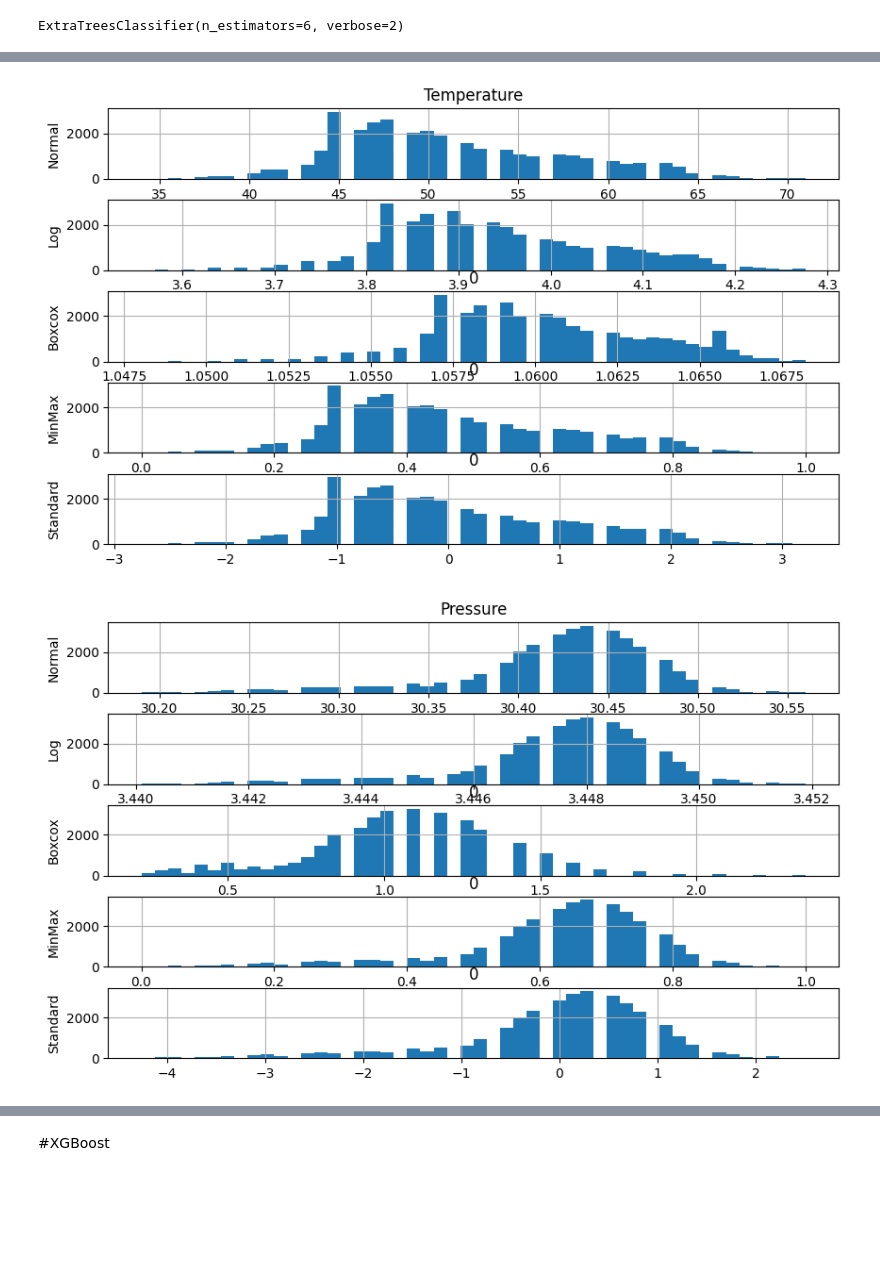
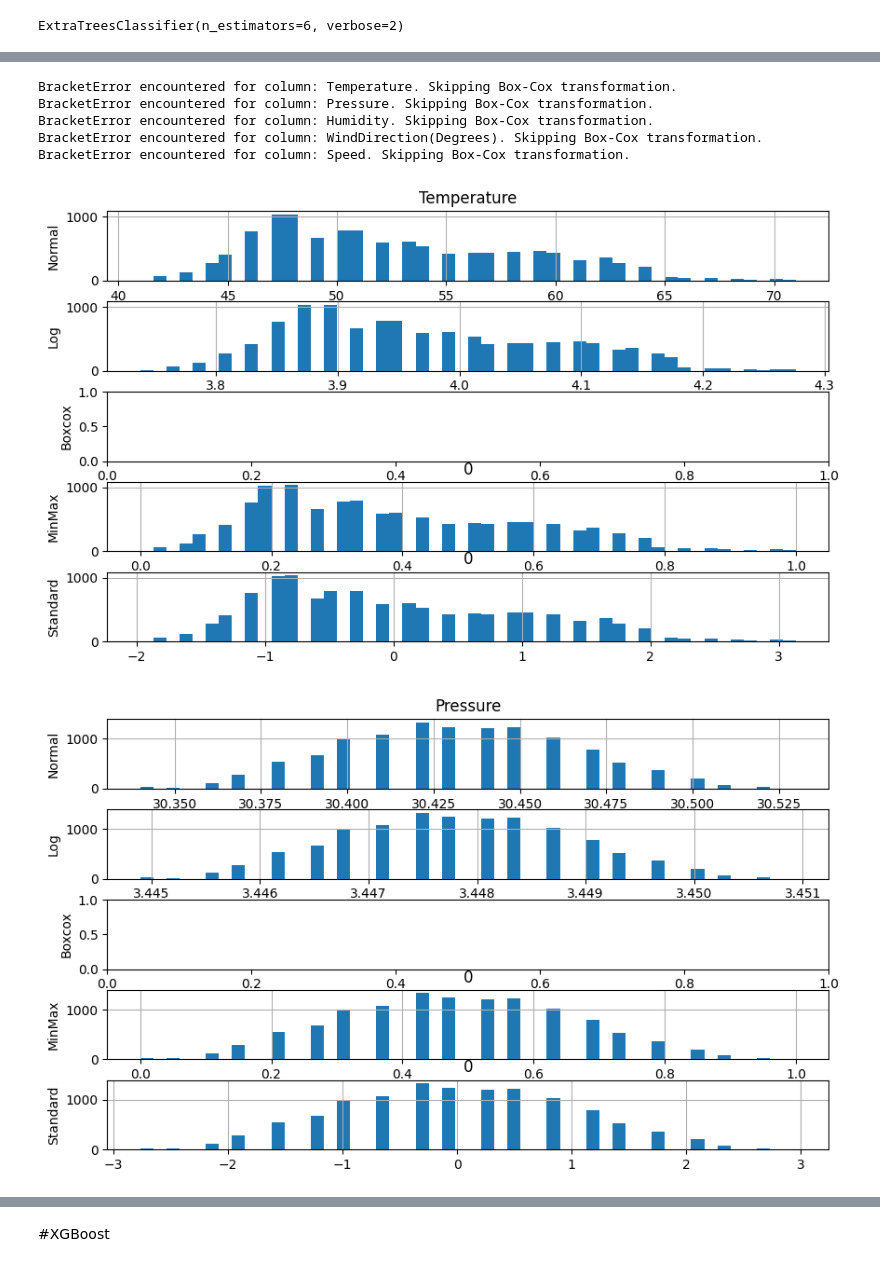
Before and after one commit to Jaikumarvanjare/Solar-Prediction-Using-Machine-Learning, a Jupyter notebook: Untitled-checkpoint.ipynb.ipynb, the cells around one changed output, grey strips where cells are left out. Drawn from its saved outputs; the diff is of its cells as text; code cells hidden in the pictures; blank space fills up the shorter version.

```diff
--- a/Untitled-checkpoint.ipynb.ipynb
+++ b/Untitled-checkpoint.ipynb.ipynb
@@ -47,10 +41,10 @@ df['Hour']=pd.to_datetime(df['Time']).dt.hour
 df['Minute']=pd.to_datetime(df['Time']).dt.minute
 df['Second']=pd.to_datetime(df['Time']).dt.second
 # %%
-df['SunriseHour']=df['TimeSunRise'].apply(lambda x: re.search(r'^\d+',x).group(0)).astype(int)
-df['SunriseMinute']=df['TimeSunRise'].apply(lambda x: re.search(r':(\d+)',x).group(1)).astype(int)
-df['SunsetHour']=df['TimeSunSet'].apply(lambda x: re.search(r':(\d+)',x).group(1)).astype(int)
-df['SunsetMinute']=df['TimeSunSet'].apply(lambda x: re.search(r':(\d+)',x).group(1)).astype(int)
+df['SunriseHour']=df['TimeSunRise'].astype(str).apply(lambda x: re.search(r'^\d+',x).group(0) if re.search(r'^\d+',x) else np.nan).astype(float).astype('Int64')
+df['SunriseMinute']=df['TimeSunRise'].astype(str).apply(lambda x: re.search(r':(\d+)',x).group(1) if re.search(r':(\d+)',x) else np.nan).astype(float).astype('Int64')
+df['SunsetHour']=df['TimeSunSet'].astype(str).apply(lambda x: re.search(r':(\d+)',x).group(1) if re.search(r':(\d+)',x) else np.nan).astype(float).astype('Int64')
+df['SunsetMinute']=df['TimeSunSet'].astype(str).apply(lambda x: re.search(r':(\d+)',x).group(1) if re.search(r':(\d+)',x) else np.nan).astype(float).astype('Int64')
 # %%
 df.drop(['UNIXTime','Data','Time','TimeSunRise','TimeSunSet'],axis=1,inplace=True)
 # %%
@@ -165,18 +197,42 @@ pd.DataFrame(input_features)
 # %%
-transform_features=['Temperature'	,'Pressure'	,'Humidity'	,'WindDirection(Degrees)',	'Speed']
+import numpy as np
+import pandas as pd
+import matplotlib.pyplot as plt
+import seaborn as sns
+
+from scipy import stats
+from scipy.optimize._optimize import BracketError  # Import BracketError from scipy.optimize._optimize
+
+# ... (rest of your code)
+
+transform_features = ['Temperature', 'Pressure', 'Humidity', 'WindDirection(Degrees)', 'Speed']
 for i in transform_features:
-    fig, (ax1,ax2,ax3,ax4,ax5)= plt.subplots(5,1, figsize=(10,6))
+    fig, (ax1, ax2, ax3, ax4, ax5) = plt.subplots(5, 1, figsize=(10, 6))
     input_features[i].hist(ax=ax1, bins=50)
-    ((input_features[i]+1).transform(np.log)).hist(ax=ax2, bins=50)
-    pd.DataFrame(stats.boxcox(input_features[i]+1)[0]).hist(ax=ax3, bins=50)
+    ((input_features[i] + 1).transform(np.log)).hist(ax=ax2, bins=50)
+
+    # Add a try-except block to handle BracketError
+    try:
+        pd.DataFrame(stats.boxcox(input_features[i] + 1)[0]).hist(ax=ax3, bins=50)
+    except BracketError:  # Catch BracketError from scipy.optimize._optimize
+        print(f"BracketError encountered for column: {i}. Skipping Box-Cox transformation.")
+        # You can add alternative transformations here if needed, or simply skip Box-Cox for this column
+
     pd.DataFrame(MinMaxScaler().fit_transform(pd.DataFrame(input_features[i]))).hist(ax=ax4, bins=50)
     pd.DataFrame(StandardScaler().fit_transform(pd.DataFrame(input_features[i]))).hist(ax=ax5, bins=50)
     ax1.set_ylabel('Normal')
     ax2.set_ylabel('Log')
     ax3.set_ylabel('Boxcox')
     ax4.set_ylabel('MinMax')
     ax5.set_ylabel('Standard')
     ax1.set_title(i)
+
+# ... (rest of your code)
 # %% [output]
+BracketError encountered for column: Temperature. Skipping Box-Cox transformation.
+BracketError encountered for column: Pressure. Skipping Box-Cox transformation.
+BracketError encountered for column: Humidity. Skipping Box-Cox transformation.
+BracketError encountered for column: WindDirection(Degrees). Skipping Box-Cox transformation.
+BracketError encountered for column: Speed. Skipping Box-Cox transformation.
-[figure, old version]
+[figure, new version]
-[figure, old version]
+[figure, new version]
```
Also changed, not shown: parts of 22 cells of this notebook.
